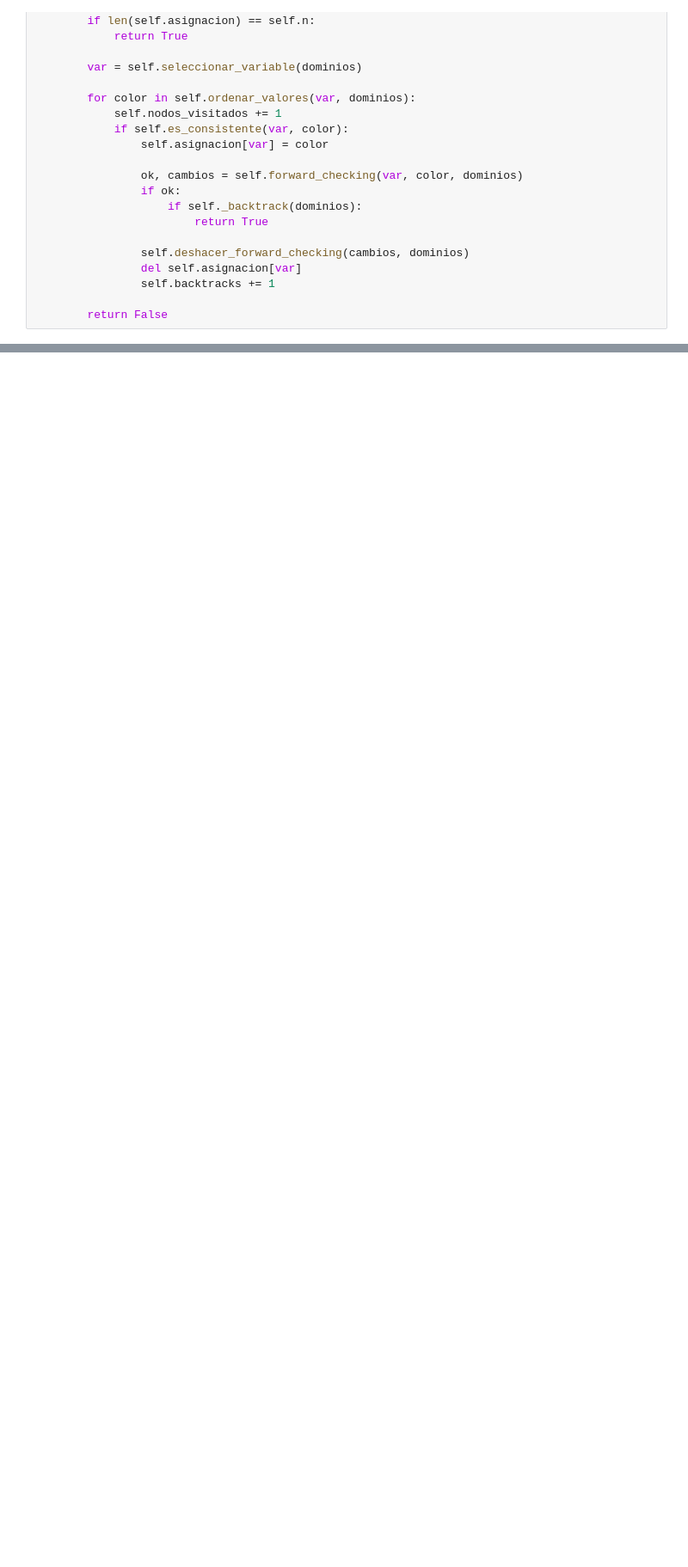
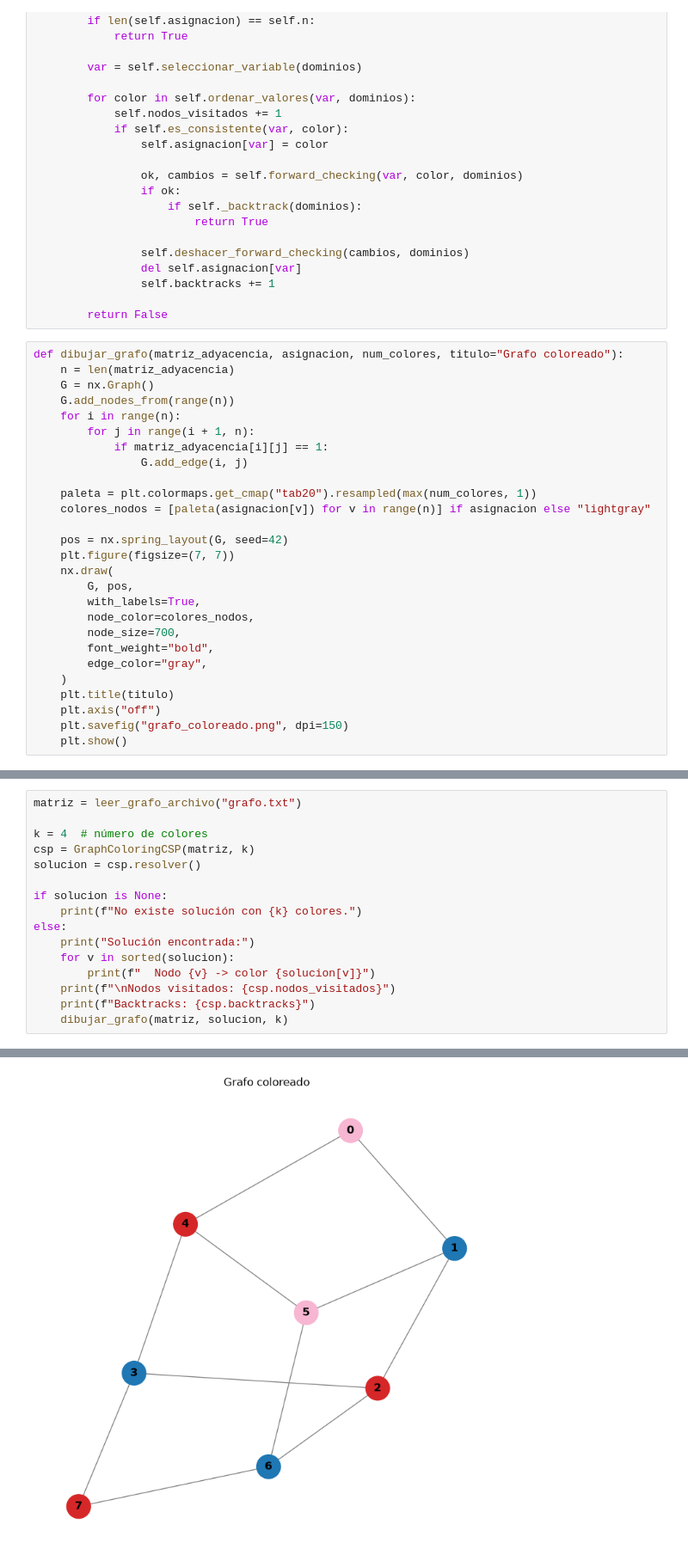
Before and after one commit to mfromero28/Taller-3_problemas_de_satisfaccion, a Jupyter notebook: taller3.ipynb, the cells around one changed output, grey strips where cells are left out. Shown at 86% size. Drawn from its saved outputs; the diff is of its cells as text; blank space fills up the shorter version.

```diff
--- a/taller3.ipynb
+++ b/taller3.ipynb
@@ -123,3 +124,30 @@ class GraphColoringCSP:
                 self.backtracks += 1
 
         return False
+# %%
+def dibujar_grafo(matriz_adyacencia, asignacion, num_colores, titulo="Grafo coloreado"):
+    n = len(matriz_adyacencia)
+    G = nx.Graph()
+    G.add_nodes_from(range(n))
+    for i in range(n):
+        for j in range(i + 1, n):
+            if matriz_adyacencia[i][j] == 1:
+                G.add_edge(i, j)
+
+    paleta = plt.colormaps.get_cmap("tab20").resampled(max(num_colores, 1))
+    colores_nodos = [paleta(asignacion[v]) for v in range(n)] if asignacion else "lightgray"
+
+    pos = nx.spring_layout(G, seed=42)
+    plt.figure(figsize=(7, 7))
+    nx.draw(
+        G, pos,
+        with_labels=True,
+        node_color=colores_nodos,
+        node_size=700,
+        font_weight="bold",
+        edge_color="gray",
+    )
+    plt.title(titulo)
+    plt.axis("off")
+    plt.savefig("grafo_coloreado.png", dpi=150)
+    plt.show()
@@ -125,0 +189,17 @@ class GraphColoringCSP:
+# %%
+matriz = leer_grafo_archivo("grafo.txt")
+
+k = 4  # número de colores
+csp = GraphColoringCSP(matriz, k)
+solucion = csp.resolver()
+
+if solucion is None:
+    print(f"No existe solución con {k} colores.")
+else:
+    print("Solución encontrada:")
+    for v in sorted(solucion):
+        print(f"  Nodo {v} -> color {solucion[v]}")
+    print(f"\nNodos visitados: {csp.nodos_visitados}")
+    print(f"Backtracks: {csp.backtracks}")
+    dibujar_grafo(matriz, solucion, k)
+# %% [output]
@@ -125,0 +218 @@ class GraphColoringCSP:
+[figure, added]
```
Also changed, not shown: parts of 3 cells of this notebook, 2 other files.
